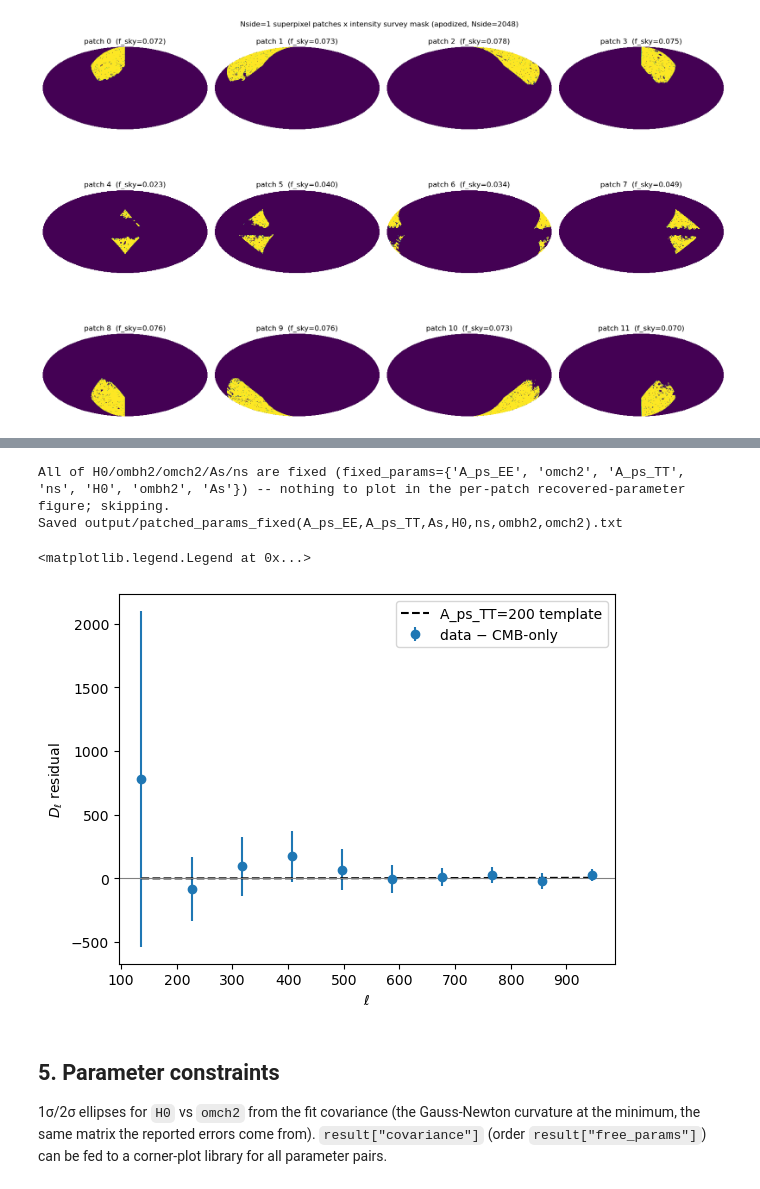
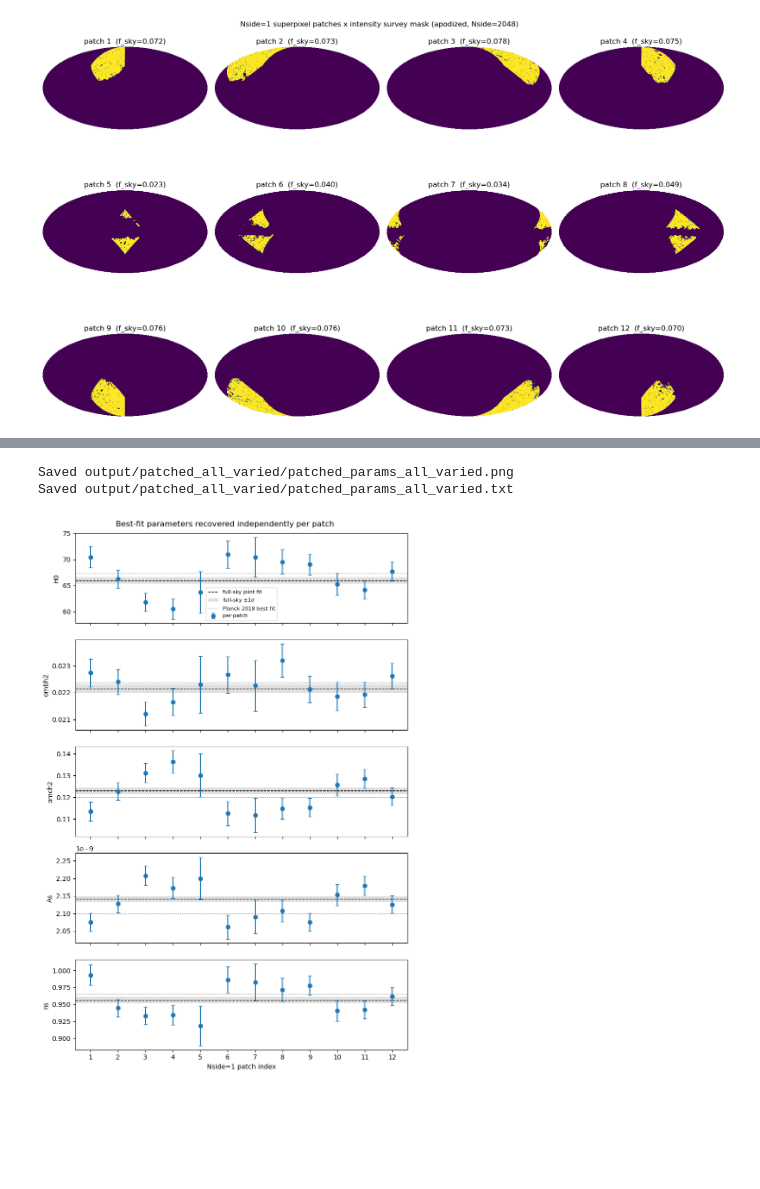
Before and after one commit to jamshidi3d/patch_cosmic_parameters, a Jupyter notebook: patch_cosmology_fit.ipynb, the cells around one changed output, grey strips where cells are left out. Saved outputs shown, nothing was run; the diff lists cells and outputs as text; code cells hidden in the pictures; blank space fills up the shorter version.

```diff
--- a/patch_cosmology_fit.ipynb
+++ b/patch_cosmology_fit.ipynb
@@ -899,10 +888,10 @@ for ax, name in zip(axes, param_names):
         # converged, a validity bound reached, ...) is plotted in red without
         # an error bar, so it can't pass for a clean measurement.
         if r["status"] != "ok" or name in r["params_at_bound"]:
-            flagged_ids.append(i)
+            flagged_ids.append(i + 1)
             flagged_vals.append(val)
         else:
-            reliable_ids.append(i)
+            reliable_ids.append(i + 1)
             reliable_vals.append(val)
             reliable_errs.append(r["errors"][name])
     ax.errorbar(reliable_ids, reliable_vals, yerr=reliable_errs, fmt="o", capsize=3,
@@ -921,8 +910,8 @@ for ax, name in zip(axes, param_names):
 if param_names:
     axes[0].legend(fontsize=8)
     axes[-1].set_xlabel("Nside=1 patch index")
-    axes[-1].set_xticks(patch_ids)
-    fig.suptitle("Best-fit parameters recovered independently per patch")
+    axes[-1].set_xticks([i + 1 for i in patch_ids])
+    fig.suptitle("Best-fit parameters recovered independently per patch" + (("\nfixed: " + ", ".join(f"{p}={initial_guess[p]:.4g}" for p in sorted(fixed_params))) if fixed_params else "\nall parameters varied"))
     plt.tight_layout()
 
     params_plot_path = os.path.join(PATCHED_OUTPUT_DIR, f"patched_params_{PATCHED_TAG}.png")
@@ -932,67 +921,35 @@ if param_names:
 # Dump each patch's best-fit parameters + errors (joint TT+TE+EE) to a text
 # file alongside the plots, tagged the same way so the two stay paired.
 params_txt_path = os.path.join(PATCHED_OUTPUT_DIR, f"patched_params_{PATCHED_TAG}.txt")
 with open(params_txt_path, "w") as f:
     f.write(f"# Per-patch best-fit parameters (TT+TE+EE, {_fixed_tag})\n")
     for i in patch_ids:
         entry = patch_results[i]
         if entry.get("status") == "exception":
-            f.write(f"\npatch {i}: f_sky (T)={entry['f_sky_t']:.4f}, "
+            f.write(f"\npatch {i + 1}: f_sky (T)={entry['f_sky_t']:.4f}, "
                     f"(Pol)={entry['f_sky_pol']:.4f}  "
                     f"status=exception  error={entry['error']}\n")
             continue
         r = entry["result"]
         flags_str = f"  flags={r['flags']}" if r["flags"] else ""
-        f.write(f"\npatch {i}: f_sky (T)={entry['f_sky_t']:.4f}, "
+        f.write(f"\npatch {i + 1}: f_sky (T)={entry['f_sky_t']:.4f}, "
                 f"(Pol)={entry['f_sky_pol']:.4f}  "
                 f"status={r['status']}  chi2={r['chi2']:.2f}/{r['n_data']}  "
                 f"chi2_prior={r['chi2_prior']:.2f}  method={r['method']}  "
                 f"n_iter={r['n_iter']}  n_camb_solves={r['n_camb_solves']}{flags_str}\n")
         for name, val in r["best_fit"].items():
             err = r["errors"][name]
             flags = []
             if name in fixed_params:
                 flags.append("fixed")
             if name in r["params_at_bound"]:
                 flags.append("AT VALIDITY BOUND")
             if name in PATCH_PRIORS and name not in fixed_params:
                 flags.append("prior %.3g +/- %.3g" % PATCH_PRIORS[name])
             tag = f" ({', '.join(flags)})" if flags else ""
             f.write(f"  {name} = {val:.6g} +/- {err:.4g}{tag}\n")
 print(f"Saved {params_txt_path}")
 # %% [output]
-All of H0/ombh2/omch2/As/ns are fixed (fixed_params={'A_ps_EE', 'omch2', 'A_ps_TT', 'ns', 'H0', 'ombh2', 'As'}) -- nothing to plot in the per-patch recovered-parameter figure; skipping.
-Saved output/patched_params_fixed(A_ps_EE,A_ps_TT,As,H0,ns,ombh2,omch2).txt
+Saved output/patched_all_varied/patched_params_all_varied.png
+Saved output/patched_all_varied/patched_params_all_varied.txt
+[figure, added]
-# %%
-i = 8
-r = patch_results[i]
-fit_data_i = r["fit_data"]
-best_fit_i = r["result"]["best_fit"]
-
-cosmo_only = {k: v for k, v in best_fit_i.items() if k in FIDUCIAL}
-cl_cmb = fitting.camb_cl(**cosmo_only, lmax=fit_data_i.lmax)
-theory_cmb_only = fit_data_i.windows_tt[:, 0] @ cl_cmb["TT"]
-
-ell = r["ell"]["TT"]                                    # <-- index into the TT sub-dict
-residual_cl = r["cl_data"]["TT"] - theory_cmb_only       # <-- same here
-residual_dl = to_dl(ell, residual_cl)
-
-ps_template = fitting.point_source_dl_template(fit_data_i.lmax, best_fit_i["A_ps_TT"])
-ps_template_binned = fit_data_i.windows_tt[:, 0] @ ps_template
-
-errors_tt = r["errors"][r["error_slices"]["TT"]]         # <-- slice, not dict-index
-
-plt.errorbar(ell, residual_dl, yerr=to_dl(ell, errors_tt), fmt="o", label="data − CMB-only")
-plt.plot(ell, to_dl(ell, ps_template_binned), "k--", label=f"A_ps_TT={best_fit_i['A_ps_TT']:.1f} template")
-plt.axhline(0, color="gray", lw=0.8)
-plt.xlabel(r"$\ell$"); plt.ylabel(r"$D_\ell$ residual"); plt.legend()
-# %% [output]
-<matplotlib.legend.Legend at 0x...>
-[figure, removed]
-# %% [markdown]
-## 5. Parameter constraints
-
-1σ/2σ ellipses for `H0` vs `omch2` from the fit covariance (the Gauss-Newton
-curvature at the minimum, the same matrix the reported errors come from).
-`result["covariance"]` (order `result["free_params"]`) can be fed to a
-corner-plot library for all parameter pairs.
```
Also changed, not shown: parts of 7 cells of this notebook, 2 other files.
